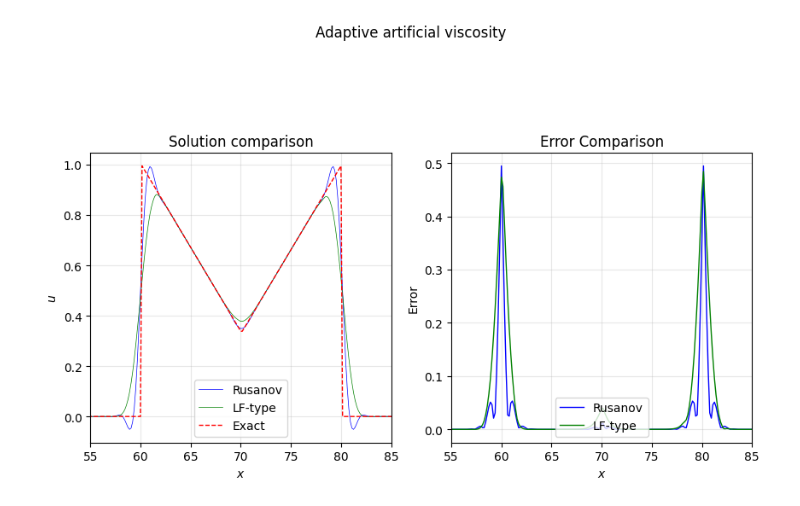
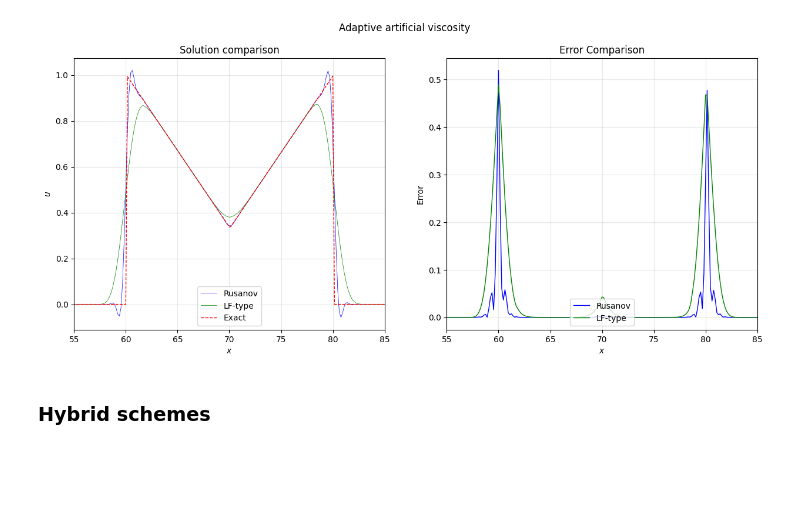
Before and after one commit to ukolov-ivan/mipt-vkr, a Jupyter notebook: src/advect.ipynb, the cells around one changed output. Cells and saved outputs as stored; diff of their text form; code cells hidden in the pictures; blank space fills up the shorter version.

```diff
--- a/src/advect.ipynb
+++ b/src/advect.ipynb
@@ -395,11 +506,19 @@ L_inf     [ -4.51  -7.04  -9.96 -12.95 -15.96 -18.96]
+# %%
+latex_str = convergence_to_latex(mesh_sizes, {
+    "Lax-Wendroff": lw_convergence,
+    "LF-type": mlf_convergence,
+})
+
+with open("convergence-ge-table.tex", "w") as f:
+    f.write(latex_str)
 # %%
 dxs = L / np.array(mesh_sizes)
 
 mlf_convergence = convergence(
     step_func=mlf_step, mesh_sizes=mesh_sizes, sigma=0.5, cfl=0.5, max_time=0
 )
-rusanov_convergence = convergence(
-    step_func=rusanov_step, mesh_sizes=mesh_sizes, sigma=0.5, cfl=0.5, max_time=0
+lw_convergence = convergence(
+    step_func=lw_step, mesh_sizes=mesh_sizes, sigma=0.5, cfl=0.5, max_time=0
 )
 # %%
 fig, axes = plot_convergence(
@@ -415,0 +535,8 @@ plt.show()
+# %%
+latex_str = convergence_to_latex(mesh_sizes, {
+    "Lax-Wendroff": lw_convergence,
+    "LF-type": mlf_convergence,
+})
+
+with open("convergence-le-table.tex", "w") as f:
+    f.write(latex_str)
@@ -416,5 +545,5 @@ plt.show()
 # %%
-plt.figure(figsize=(10, 15))
+plt.figure(figsize=(15, 6))
 
 for i, (ic_func, ic_kwargs) in enumerate(
     zip(
@@ -431,7 +560,7 @@ for i, (ic_func, ic_kwargs) in enumerate(
             # {"center": 20.0, "width": 5.0},
         ])):
     grid, u, u_exact = advect(
-        mlf_with_correction_step,
+        mlf_step,
         ic_func=ic_func,
         ic_kwargs=ic_kwargs,
     )
@@ -441,7 +570,7 @@ for i, (ic_func, ic_kwargs) in enumerate(
         ic_kwargs=ic_kwargs,
     )
 
-    plt.subplot(3, 2, 2 * i + 1)
+    plt.subplot(1, 2, 2 * i + 1)
 
     plt.plot(grid, u_rusanov, 'b-', linewidth=0.5, label='Rusanov')
     plt.plot(grid, u, 'g-', linewidth=0.5, label='LF-type')
@@ -453,7 +582,7 @@ for i, (ic_func, ic_kwargs) in enumerate(
     plt.legend(loc='lower center')
     plt.grid(True, alpha=0.3)
 
-    plt.subplot(3, 2, 2 * i + 2)
+    plt.subplot(1, 2, 2 * i + 2)
     error_rusanov = np.abs(u_rusanov - u_exact)
     error = np.abs(u - u_exact)
 
@@ -466,5 +595,6 @@ for i, (ic_func, ic_kwargs) in enumerate(
     plt.legend(loc='lower center')
     plt.grid(True, alpha=0.3)
 
+plt.savefig('scheme-comparison-discontinuous.png')
 plt.show()
 # %% [output]
@@ -556,5 +674,5 @@ def aav_step(
 # %%
-plt.figure(figsize=(10, 15))
+plt.figure(figsize=(15, 6))
 
 for i, (ic_func, ic_kwargs) in enumerate(
     zip(
@@ -572,45 +690,50 @@ for i, (ic_func, ic_kwargs) in enumerate(
          ])):
     grid, u, u_exact = advect(
             aav_step,
-            step_func_kwargs=dict(C=0.05),
+            step_func_kwargs=dict(    mu_factor_min = 0.01, mu_factor_max = 0.05,),
+            cfl=0.9,
+            sigma=0.9,
             ic_func=ic_func,
             ic_kwargs=ic_kwargs,
         )
     grid, u_rusanov, u_exact = advect(
             rusanov_step,
+            cfl=0.9,
+            sigma=0.9,
             ic_func=ic_func,
             ic_kwargs=ic_kwargs,
         )
 
-    plt.subplot(3, 2, 2 * i + 1)
+    plt.subplot(1, 2, 2 * i + 1)
 
     plt.plot(grid, u_rusanov, 'b-', linewidth=0.5, label='Rusanov')
     plt.plot(grid, u, 'g-', linewidth=0.5, label='LF-type')
     plt.plot(grid, u_exact, 'r--', linewidth=1, label='Exact')
     plt.xlabel('$x$')
     plt.xlim(70 - 15, 70 + 15)
     plt.ylabel('$u$')
     plt.title('Solution comparison')
     plt.legend(loc='lower center')
     plt.grid(True, alpha=0.3)
 
-    plt.subplot(3, 2, 2 * i + 2)
+    plt.subplot(1, 2, 2 * i + 2)
     error_rusanov = np.abs(u_rusanov - u_exact)
     error = np.abs(u - u_exact)
 
     plt.plot(grid, error_rusanov, 'b-', linewidth=1, label='Rusanov')
     plt.plot(grid, error, 'g-', linewidth=1, label='LF-type')
     plt.xlabel('$x$')
     plt.xlim(70 - 15, 70 + 15)
     plt.ylabel('Error')
     plt.title('Error Comparison')
     plt.legend(loc='lower center')
     plt.grid(True, alpha=0.3)
 
 plt.suptitle("Adaptive artificial viscosity")
+plt.savefig('adaptive-artificial-viscosity.png')
 plt.show()
 # %% [output]
-[figure, old version]
+[figure, new version]
 # %%
 def low_order_step(u: np.ndarray, cfl: float, sigma: float) -> np.ndarray:
     cfl2 = cfl * cfl
@@ -625,3 +748,5 @@ def low_order_step(u: np.ndarray, cfl: float, sigma: float) -> np.ndarray:
     u_new = u.copy()
     u_new[1:-1] = u_low
     return u_new
+# %% [markdown]
+### Hybrid schemes
```
Also changed, not shown: parts of 26 cells of this notebook, 3 other files.
